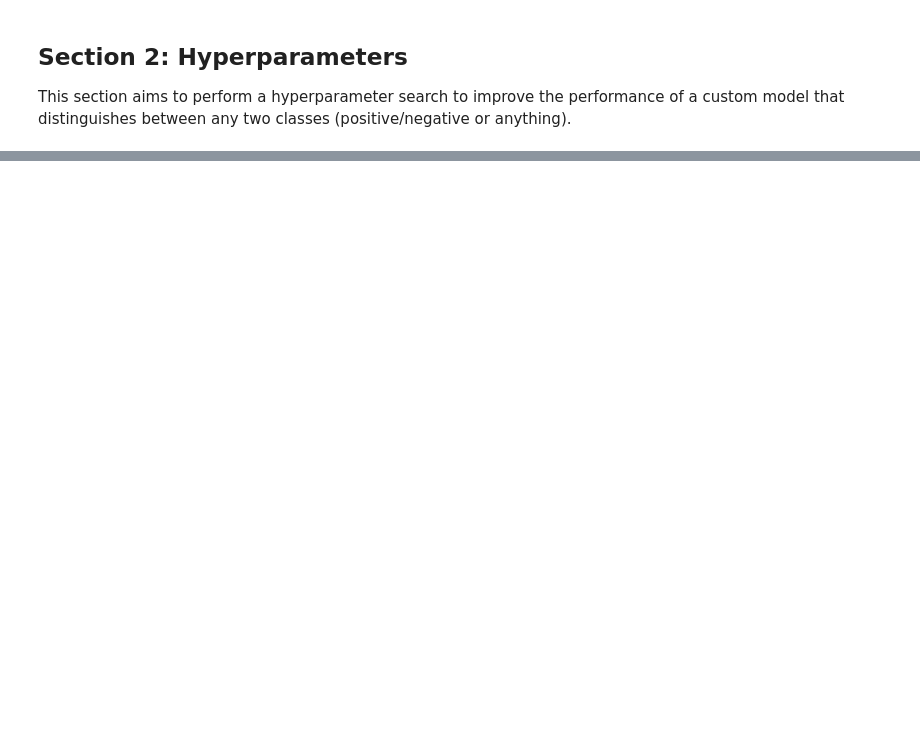
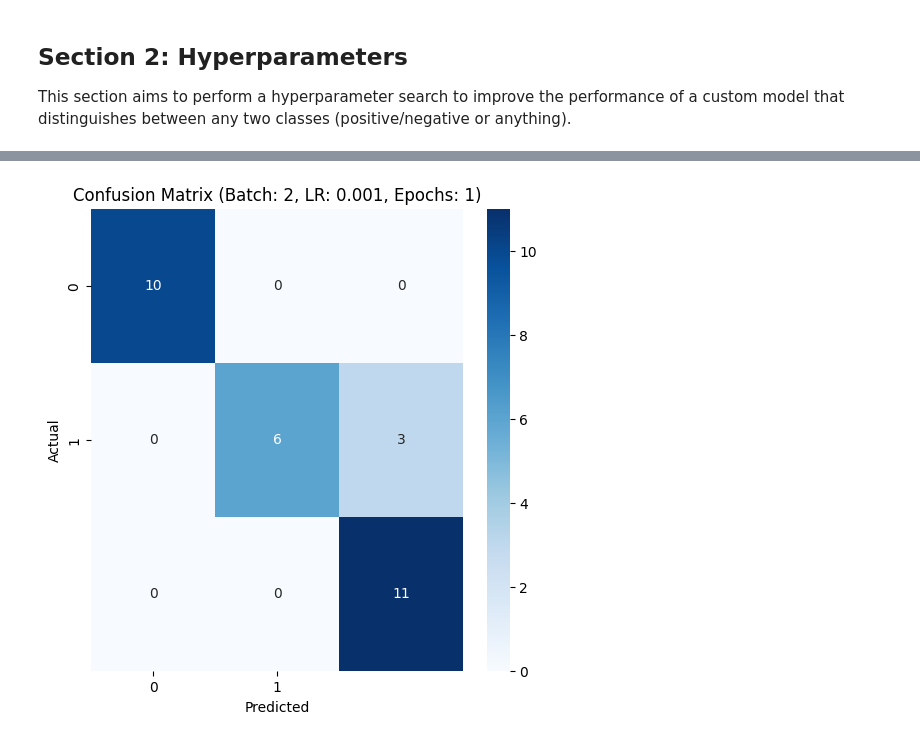
Before and after one commit to Akshat13shah/STT_Ai_Assignment6, a Jupyter notebook: MLP.ipynb, the cells around one changed output, grey strips where cells are left out. Saved outputs shown, nothing was run; the diff lists cells and outputs as text; code cells hidden in the pictures; blank space fills up the shorter version.

```diff
--- a/MLP.ipynb
+++ b/MLP.ipynb
@@ -185,22 +234,78 @@ wandb.finish()
 # %% [markdown]
 ## Section 2: Hyperparameters
 This section aims to perform a hyperparameter search to improve the performance of a custom model that distinguishes between any two classes (positive/negative or anything).
-# %%
-import itertools
-batch_sizes = [2, 4]
-learning_rates = [1e-3, 1e-5]
-epochs_list = [1, 3, 5]
-
-results = {}
-
-for batch_size, learning_rate, epochs in itertools.product(batch_sizes, learning_rates, epochs_list):
-    # Reinitialize the model to avoid reusing trained weights
-    model = tf.keras.Sequential([
-        tf.keras.layers.Dense(16, activation='relu', input_shape=(4,)),
-        tf.keras.layers.Dense(3, activation='softmax')
-    ])
-
-    acc, f1, y_true, y_pred = model(model, batch_size, learning_rate, epochs)
-    key = f"Batch: {batch_size}, LR: {learning_rate}, Epochs: {epochs}"
-    results[key] = (acc, f1, y_true, y_pred)
-    print(f"{key} -> Accuracy: {acc:.4f}, F1-score: {f1:.4f}")
+# %%
+import numpy as np
+import matplotlib.pyplot as plt
+import seaborn as sns
+import itertools
+from sklearn.metrics import accuracy_score, f1_score, confusion_matrix
+import tensorflow as tf
+from tensorflow.keras.optimizers import Adam
+from tensorflow.keras.models import load_model
+
+# Define the selected classes explicitly
+selected_classes = [0, 1]  # We are doing binary classification (Setosa & Versicolor)
+
+# Load the pre-trained model
+model = load_model('model.h5')
+
+# Hyperparameter search
+batch_sizes = [2, 4]
+learning_rates = [1e-3, 1e-5]
+epochs_list = [1, 3, 5]
+
+results = {}
+
+for batch_size, learning_rate, epochs in itertools.product(batch_sizes, learning_rates, epochs_list):
+
+    # Compile model with new learning rate
+    optimizer = Adam(learning_rate=learning_rate)
+    model.compile(optimizer=optimizer, loss='categorical_crossentropy', metrics=['accuracy'])
+
+    # Fine-tune the pre-trained model
+    model.fit(X_train, y_train, validation_data=(X_val, y_val), epochs=epochs, batch_size=batch_size, verbose=0)
+
+    # Evaluate on test set
+    y_pred_probs = model.predict(X_test)
+    y_pred = np.argmax(y_pred_probs, axis=1)
+    y_true = np.argmax(y_test, axis=1)
+
+    acc = accuracy_score(y_true, y_pred)
+    f1 = f1_score(y_true, y_pred, average='weighted')
+
+    key = f"Batch: {batch_size}, LR: {learning_rate}, Epochs: {epochs}"
+    results[key] = (acc, f1, y_true, y_pred)
+    print(f"{key} -> Accuracy: {acc:.4f}, F1-score: {f1:.4f}")
+
+# Select best model based on accuracy
+best_model_key = max(results, key=lambda k: results[k][0])
+y_true_best, y_pred_best = results[best_model_key][2], results[best_model_key][3]
+
+# Plot Confusion Matrix for the best model
+cm = confusion_matrix(y_true_best, y_pred_best)
+plt.figure(figsize=(6, 6))
+sns.heatmap(cm, annot=True, fmt="d", cmap="Blues", xticklabels=selected_classes, yticklabels=selected_classes)
+plt.xlabel('Predicted')
+plt.ylabel('Actual')
+plt.title(f'Confusion Matrix ({best_model_key})')
+plt.show()
+
+# Show 5 sample test predictions
+sample_indices = np.random.choice(len(y_test), 5, replace=False)
+
+print("\nSample Predictions:")
+for i in sample_indices:
+    print(f"Input: {X_test[i]}")
+    print(f"True Label: {y_true_best[i]}, Predicted: {y_pred_best[i]}\n")
+
+# Plot true labels vs predicted labels for all test samples
+plt.figure(figsize=(8, 5))
+plt.scatter(range(len(y_true_best)), y_true_best, color='blue', label='True Labels', marker='o')
+plt.scatter(range(len(y_pred_best)), y_pred_best, color='red', label='Predicted Labels', marker='x')
+plt.xlabel('Sample Index')
+plt.ylabel('Class Label')
+plt.title('True Labels vs. Predicted Labels')
+plt.legend()
+plt.show()
+# %% [output]
@@ -206,0 +330 @@ for batch_size, learning_rate, epochs in itertools.product(batch_sizes, learning
+[figure, added]
```
Also changed, not shown: parts of 11 cells of this notebook.
